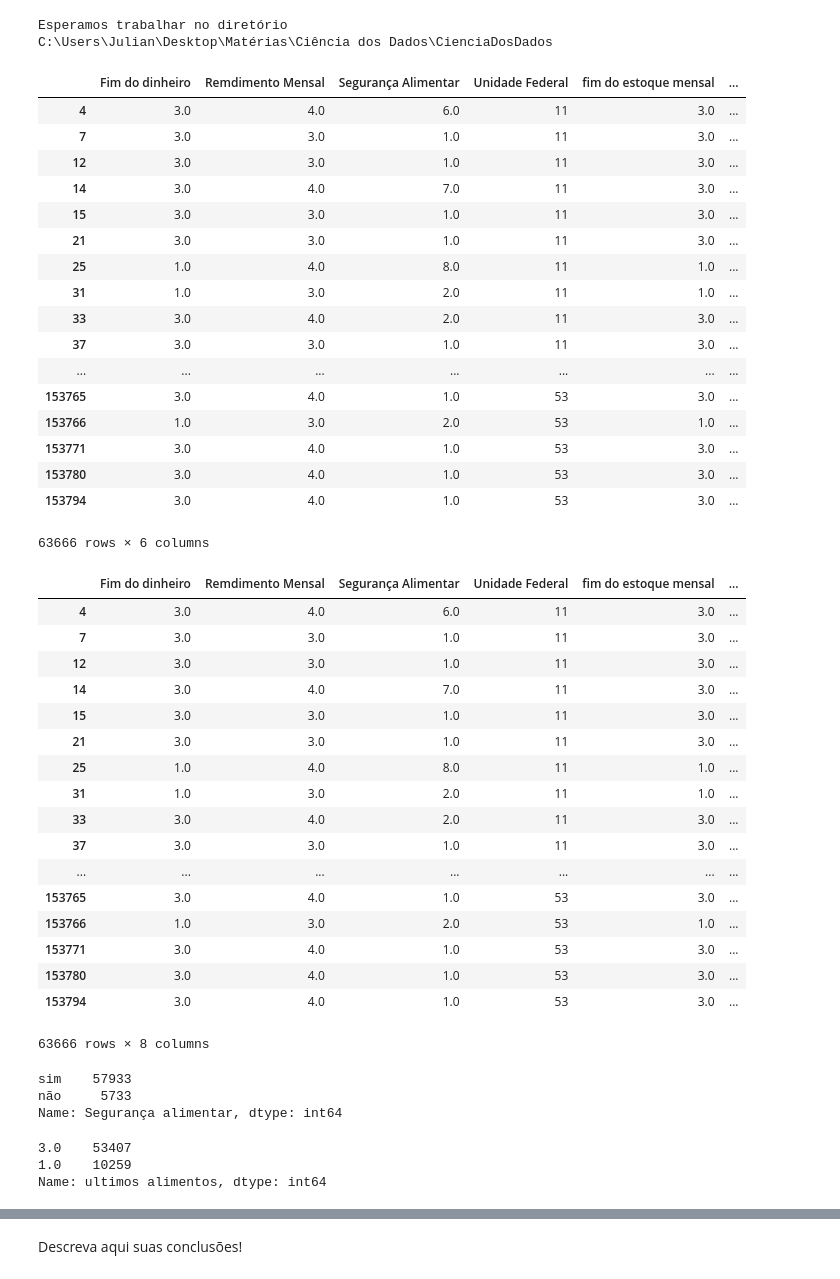
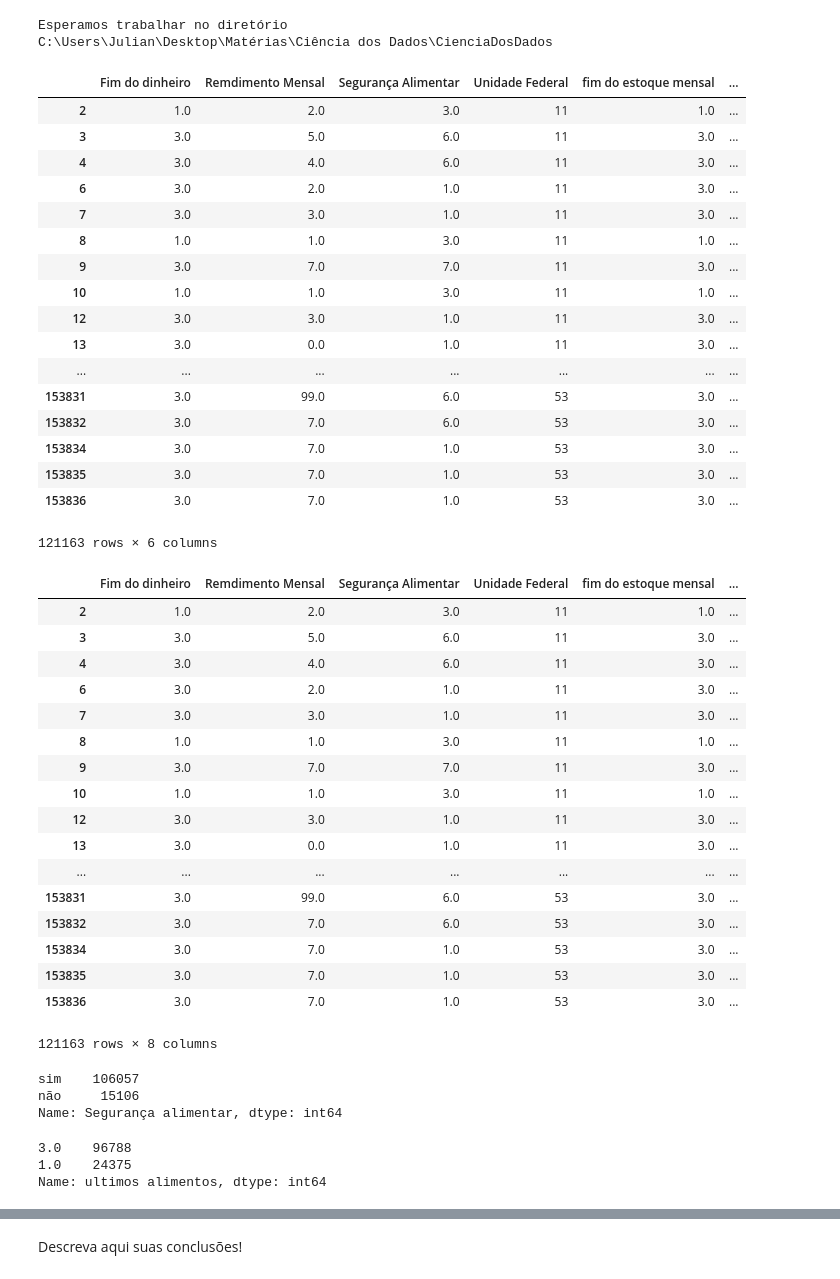
Before and after one commit to Juliano-Nassar/CienciaDosDados, a Jupyter notebook: Projeto1 Layout.ipynb, the cells around one changed output, grey strips where cells are left out. Drawn from its saved outputs; the diff is of its cells as text; code cells hidden in the pictures.

```diff
--- a/Projeto1 Layout.ipynb
+++ b/Projeto1 Layout.ipynb
@@ -38,32 +38,32 @@ dados = pd.read_csv('DOM2009.csv',sep=',')
 # %%
 NewData = pd.DataFrame({'Unidade Federal': dados.UF,
                         'Remdimento Mensal': dados.V4622,
                         'Segurança Alimentar': dados.V4623,
                         'fim do estoque mensal': dados.V2105,
                         'Fim do dinheiro': dados.V2107,
                         'ultimos alimentos': dados.V2109})
 
-NewData = NewData[(NewData['Remdimento Mensal'] == 3) | (NewData['Remdimento Mensal'] == 4)].dropna(axis=0)
+NewData = NewData.dropna(axis=0)
 NewData
 # %% [output]
 |  | Fim do dinheiro | Remdimento Mensal | Segurança Alimentar | Unidade Federal | fim do estoque mensal | ... |
+| 2 | 1.0 | 2.0 | 3.0 | 11 | 1.0 | ... |
+| 3 | 3.0 | 5.0 | 6.0 | 11 | 3.0 | ... |
 | 4 | 3.0 | 4.0 | 6.0 | 11 | 3.0 | ... |
+| 6 | 3.0 | 2.0 | 1.0 | 11 | 3.0 | ... |
 | 7 | 3.0 | 3.0 | 1.0 | 11 | 3.0 | ... |
+| 8 | 1.0 | 1.0 | 3.0 | 11 | 1.0 | ... |
+| 9 | 3.0 | 7.0 | 7.0 | 11 | 3.0 | ... |
+| 10 | 1.0 | 1.0 | 3.0 | 11 | 1.0 | ... |
 | 12 | 3.0 | 3.0 | 1.0 | 11 | 3.0 | ... |
-| 14 | 3.0 | 4.0 | 7.0 | 11 | 3.0 | ... |
-| 15 | 3.0 | 3.0 | 1.0 | 11 | 3.0 | ... |
-| 21 | 3.0 | 3.0 | 1.0 | 11 | 3.0 | ... |
-| 25 | 1.0 | 4.0 | 8.0 | 11 | 1.0 | ... |
-| 31 | 1.0 | 3.0 | 2.0 | 11 | 1.0 | ... |
-| 33 | 3.0 | 4.0 | 2.0 | 11 | 3.0 | ... |
-| 37 | 3.0 | 3.0 | 1.0 | 11 | 3.0 | ... |
+| 13 | 3.0 | 0.0 | 1.0 | 11 | 3.0 | ... |
 | ... | ... | ... | ... | ... | ... | ... |
-| 153765 | 3.0 | 4.0 | 1.0 | 53 | 3.0 | ... |
-| 153766 | 1.0 | 3.0 | 2.0 | 53 | 1.0 | ... |
-| 153771 | 3.0 | 4.0 | 1.0 | 53 | 3.0 | ... |
-| 153780 | 3.0 | 4.0 | 1.0 | 53 | 3.0 | ... |
-| 153794 | 3.0 | 4.0 | 1.0 | 53 | 3.0 | ... |
+| 153831 | 3.0 | 99.0 | 6.0 | 53 | 3.0 | ... |
+| 153832 | 3.0 | 7.0 | 6.0 | 53 | 3.0 | ... |
+| 153834 | 3.0 | 7.0 | 1.0 | 53 | 3.0 | ... |
+| 153835 | 3.0 | 7.0 | 1.0 | 53 | 3.0 | ... |
+| 153836 | 3.0 | 7.0 | 1.0 | 53 | 3.0 | ... |
-63666 rows × 6 columns
+121163 rows × 6 columns
 # %%
 def SegAlim(NewData):
     if NewData['Segurança Alimentar']== 1 or NewData['Segurança Alimentar']== 2 or NewData['Segurança Alimentar']== 6 or NewData['Segurança Alimentar']== 7:
@@ -87,34 +87,34 @@ NewData['Região'] = NewData.apply(Region, axis=1)
 NewData
 # %% [output]
 |  | Fim do dinheiro | Remdimento Mensal | Segurança Alimentar | Unidade Federal | fim do estoque mensal | ... |
+| 2 | 1.0 | 2.0 | 3.0 | 11 | 1.0 | ... |
+| 3 | 3.0 | 5.0 | 6.0 | 11 | 3.0 | ... |
 | 4 | 3.0 | 4.0 | 6.0 | 11 | 3.0 | ... |
+| 6 | 3.0 | 2.0 | 1.0 | 11 | 3.0 | ... |
 | 7 | 3.0 | 3.0 | 1.0 | 11 | 3.0 | ... |
+| 8 | 1.0 | 1.0 | 3.0 | 11 | 1.0 | ... |
+| 9 | 3.0 | 7.0 | 7.0 | 11 | 3.0 | ... |
+| 10 | 1.0 | 1.0 | 3.0 | 11 | 1.0 | ... |
 | 12 | 3.0 | 3.0 | 1.0 | 11 | 3.0 | ... |
-| 14 | 3.0 | 4.0 | 7.0 | 11 | 3.0 | ... |
-| 15 | 3.0 | 3.0 | 1.0 | 11 | 3.0 | ... |
-| 21 | 3.0 | 3.0 | 1.0 | 11 | 3.0 | ... |
-| 25 | 1.0 | 4.0 | 8.0 | 11 | 1.0 | ... |
-| 31 | 1.0 | 3.0 | 2.0 | 11 | 1.0 | ... |
-| 33 | 3.0 | 4.0 | 2.0 | 11 | 3.0 | ... |
-| 37 | 3.0 | 3.0 | 1.0 | 11 | 3.0 | ... |
+| 13 | 3.0 | 0.0 | 1.0 | 11 | 3.0 | ... |
 | ... | ... | ... | ... | ... | ... | ... |
-| 153765 | 3.0 | 4.0 | 1.0 | 53 | 3.0 | ... |
-| 153766 | 1.0 | 3.0 | 2.0 | 53 | 1.0 | ... |
-| 153771 | 3.0 | 4.0 | 1.0 | 53 | 3.0 | ... |
-| 153780 | 3.0 | 4.0 | 1.0 | 53 | 3.0 | ... |
-| 153794 | 3.0 | 4.0 | 1.0 | 53 | 3.0 | ... |
+| 153831 | 3.0 | 99.0 | 6.0 | 53 | 3.0 | ... |
+| 153832 | 3.0 | 7.0 | 6.0 | 53 | 3.0 | ... |
+| 153834 | 3.0 | 7.0 | 1.0 | 53 | 3.0 | ... |
+| 153835 | 3.0 | 7.0 | 1.0 | 53 | 3.0 | ... |
+| 153836 | 3.0 | 7.0 | 1.0 | 53 | 3.0 | ... |
-63666 rows × 8 columns
+121163 rows × 8 columns
 # %%
 NewData['Segurança alimentar'].value_counts()
 # %% [output]
-sim    57933
-não     5733
+sim    106057
+não     15106
 Name: Segurança alimentar, dtype: int64
 # %%
 NewData['ultimos alimentos'].value_counts()
 # %% [output]
-3.0    53407
-1.0    10259
+3.0    96788
+1.0    24375
 Name: ultimos alimentos, dtype: int64
 # %%
 NewData['Segurança Alimentar'].value_counts()
```
Also changed, not shown: parts of 6 cells of this notebook.
